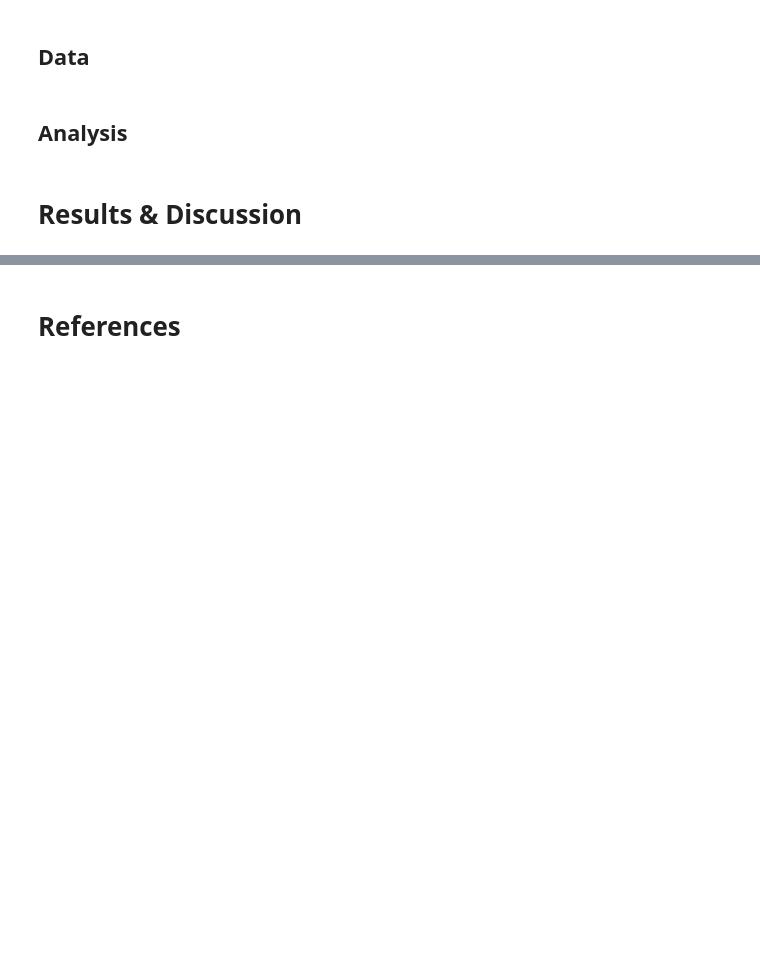
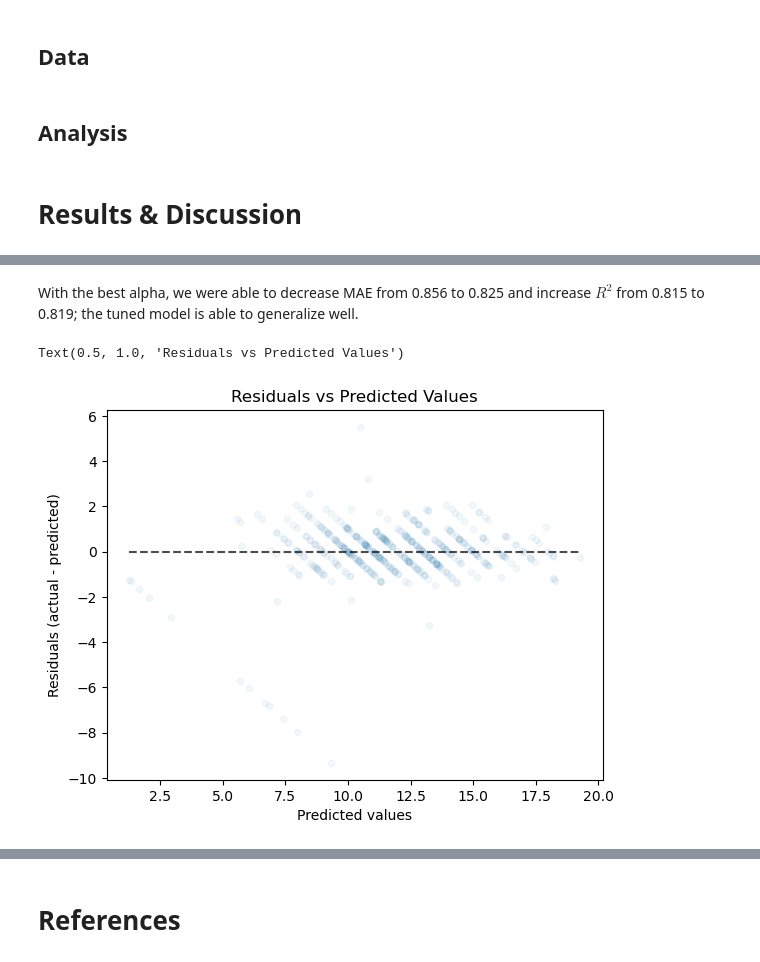
Before and after one commit to jiroamato/dream_team_27, a Jupyter notebook: notebooks/student_grade_predictor.ipynb, the cells around one changed output, grey strips where cells are left out. Cells and saved outputs as stored; diff of their text form; code cells hidden in the pictures; blank space fills up the shorter version.

Commit message:
Finished eda + modelling

```diff
--- a/notebooks/student_grade_predictor.ipynb
+++ b/notebooks/student_grade_predictor.ipynb
@@ -36,0 +243,4 @@ with zipfile.ZipFile("../data/raw/student+performance.zip", 'r') as zip_ref:
+# %%
+# Modifying numeric features type groups
+numeric_features = ['G1', 'G2', 'age']
+absences = ['absences']
@@ -36,0 +366,17 @@ with zipfile.ZipFile("../data/raw/student+performance.zip", 'r') as zip_ref:
+# %%
+# Tuning the model
+param_dist = {'ridge__alpha': loguniform(10 ** -3, 10 ** 3)}
+
+ridge_pipe = make_pipeline(
+    preprocessor,
+    Ridge()
+)
+
+random_search = RandomizedSearchCV(ridge_pipe, param_dist, n_iter=100, scoring='neg_mean_absolute_error', cv=10, n_jobs=-1, return_train_score=True, random_state=123)
+
+random_search.fit(X_train, y_train)
+best_alpha = random_search.best_params_['ridge__alpha']
+best_score = random_search.best_score_
+
+print(f'The alpha of the best model is {best_alpha:.3f}.')
+print(f'The best MAE score of the best model is {-best_score:.3f}.')
@@ -36,0 +386,11 @@ with zipfile.ZipFile("../data/raw/student+performance.zip", 'r') as zip_ref:
+# %%
+ridge_tuned = make_pipeline(
+    preprocessor,
+    Ridge(alpha=best_alpha)
+)
+
+ridge_tuned_scores = cross_validate(ridge_tuned, X_train, y_train, scoring=score_types_reg, cv=10, return_train_score=True)
+
+cross_val_results[['Ridge_Tuned']] = pd.DataFrame(ridge_tuned_scores).agg(['mean']).round(3).T
+
+cross_val_results[['Ridge', 'Ridge_Tuned']]
@@ -36,0 +409,17 @@ with zipfile.ZipFile("../data/raw/student+performance.zip", 'r') as zip_ref:
+# %% [markdown]
+With the best alpha, we were able to decrease MAE from 0.856 to 0.825 and increase $R^2$ from 0.815 to 0.819; the tuned model is able to generalize well.
+# %%
+# Fitting the final model
+ridge_tuned.fit(X_train, y_train)
+
+# Inspecting the error
+PredictionErrorDisplay.from_estimator(
+    ridge_tuned,
+    X_train,
+    y_train,
+    scatter_kwargs={'alpha': 0.05, 's': 20},
+    subsample=None  # show all predictions
+).ax_.set_title('Residuals vs Predicted Values')
+# %% [output]
+Text(0.5, 1.0, 'Residuals vs Predicted Values')
+[figure, added]
```
Also changed, not shown: parts of 45 cells of this notebook, 11 other files.
